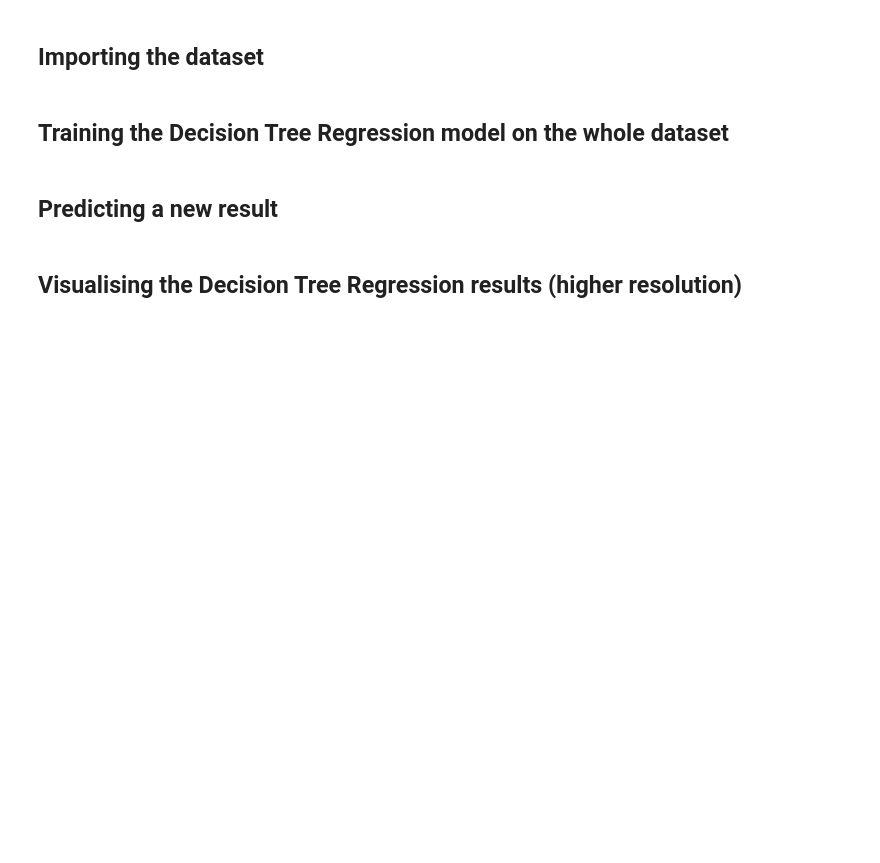
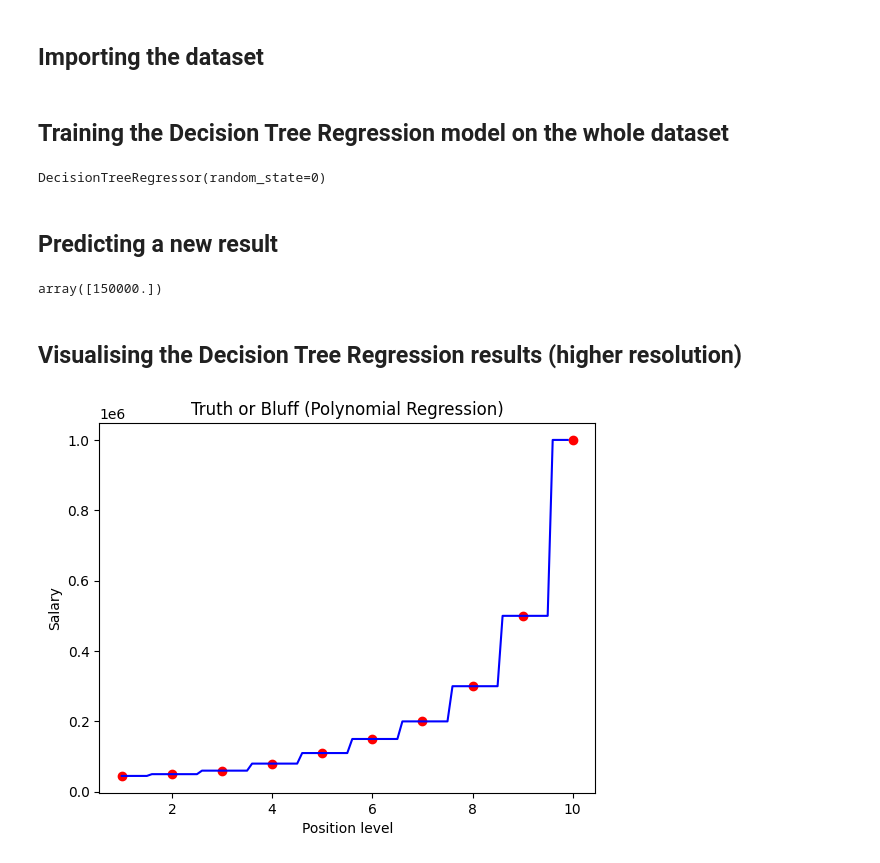
Before and after one commit to jai-sundaram/ml_tutorial, a Jupyter notebook: my_decision_tree_regression.ipynb, the cells around one changed output. Drawn from its saved outputs; the diff is of its cells as text; code cells hidden in the pictures; blank space fills up the shorter version.

Commit message:
visualizing results

```diff
--- a/my_decision_tree_regression.ipynb
+++ b/my_decision_tree_regression.ipynb
@@ -44,14 +44,44 @@ import pandas as pd
 # %%
 dataset = pd.read_csv('Position_Salaries.csv')
 X = dataset.iloc[:, 1:-1].values
-y = dataset.iloc[: -1].values
+y = dataset.iloc[:, -1].values
 # %% [markdown]
 ## Training the Decision Tree Regression model on the whole dataset
 # %%
 #as said previously, we don't have to apply feature scaling for decision tree regression or random forest regression
 #this is because predictions from decision tree/random forest regression models are resulting from sucessive splits of the data
 #therefore there are not some equations as seen in some of the previous models, so no feature scaling is needed
+#need to use the DecisionTreeRegressor class
+from sklearn.tree import DecisionTreeRegressor
+#in my case, i am going to use the random state parameter and set it to 0 so i get the same result as seen in the tutorial
+regressor = DecisionTreeRegressor(random_state = 0)
+#need to fit
+regressor.fit(X,y)
+# %% [output]
+DecisionTreeRegressor(random_state=0)
 # %% [markdown]
 ## Predicting a new result
+# %%
+#predicting salary for position level of 6.5
+regressor.predict([[6.5]])
+# %% [output]
+array([150000.])
 # %% [markdown]
 ## Visualising the Decision Tree Regression results (higher resolution)
+# %%
+#displaying a graph
+#reusing some code from polynomial regression notes
+X_grid = np.arange(min(X), max(X), 0.1)
+X_grid = X_grid.reshape((len(X_grid), 1))
+plt.scatter(X, y, color = 'red')
+plt.plot(X_grid, regressor.predict(X_grid), color = 'blue')
+plt.title('Truth or Bluff (Polynomial Regression)')
+plt.xlabel('Position level')
+plt.ylabel('Salary')
+plt.show()
+
+#decision tree regression is not well adapted two dimensional data set (one feature and one dependent variable)
+#this dataset we are using is a 2d dataset
+#as u can see it is basically the same y value for a certain range, this is makes sense because we know that is the average for that certain terminal leaf
+# %% [output]
+[figure, added]
```
